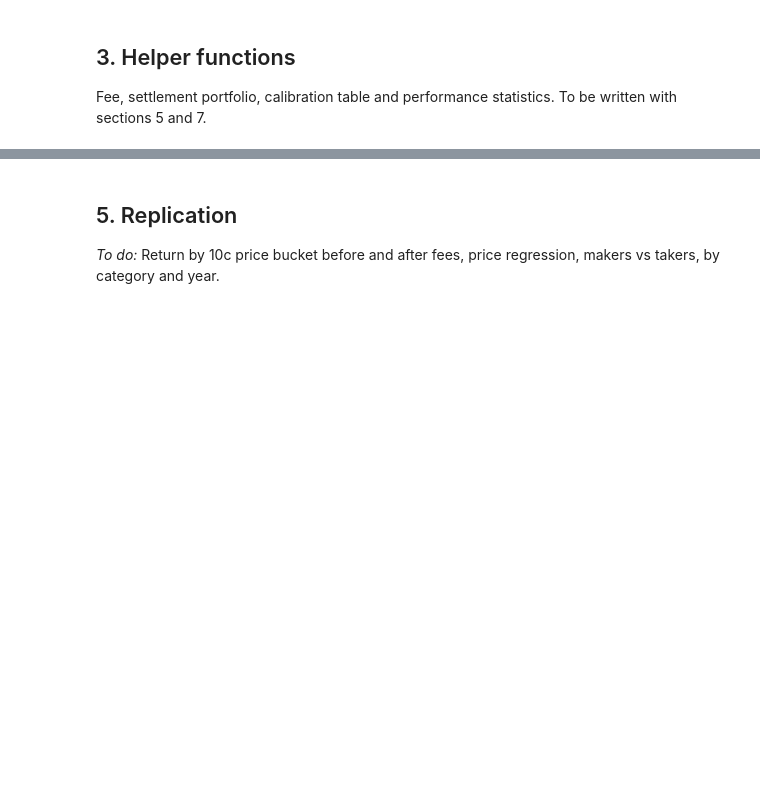
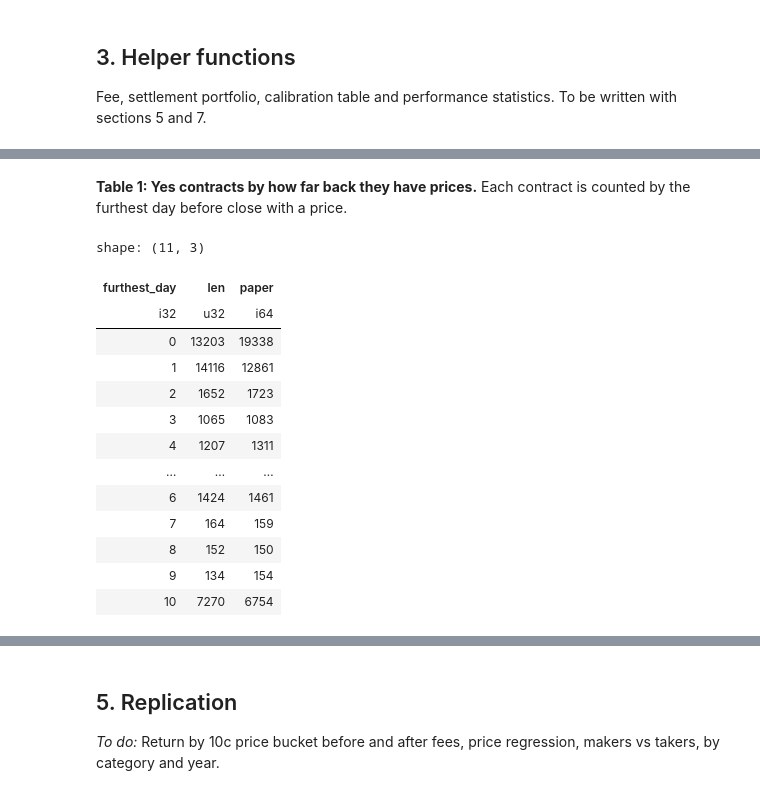
Before and after one commit to Shuhandler/kalshi-longshot-bias, a Jupyter notebook: kalshi_longshot.ipynb, the cells around one changed output, grey strips where cells are left out. Drawn from its saved outputs; the diff is of its cells as text; code cells hidden in the pictures; blank space fills up the shorter version.

```diff
--- a/kalshi_longshot.ipynb
+++ b/kalshi_longshot.ipynb
@@ -107,0 +232,20 @@ def taker_fee(price, contracts=1):
+# %%
+last_trade_time = trades.group_by("ticker").agg(pl.col("time").max().alias("last_time"))
+sweep_order = pl.when(pl.col("taker_side") == "yes").then(pl.col("yes_price")).otherwise(-pl.col("yes_price"))
+
+snapshot_times = (
+    last_trade_time
+    .join(pl.DataFrame({"days_before": list(range(11))}, schema={"days_before": pl.Int32}), how="cross")
+    .with_columns((pl.col("last_time") - pl.duration(days=1) * pl.col("days_before")).alias("snapshot_time"))
+    .sort("snapshot_time")
+)
+trades_in_order = trades.sort(pl.col("time"), sweep_order).select("ticker", "time", "yes_price")
+
+snapshots = (
+    snapshot_times
+    .join_asof(trades_in_order, left_on="snapshot_time", right_on="time", by="ticker", strategy="backward")
+    .filter(pl.col("time").is_not_null())                      # the contract had not traded yet
+    .select("ticker", "days_before", "time", "yes_price")
+    .join(sample.select("ticker", "event_ticker", "category", "result", "close"), on="ticker")
+    .sort("ticker", "days_before")
+)
@@ -107,0 +306,24 @@ def taker_fee(price, contracts=1):
+# %% [markdown]
+**Table 1: Yes contracts by how far back they have prices.** Each contract is counted by the furthest day before close with a price.
+# %%
+paper_table_1 = [19_338, 12_861, 1_723, 1_083, 1_311, 1_288, 1_461, 159, 150, 154, 6_754]
+
+(snapshots
+ .group_by("ticker").agg(pl.col("days_before").max().alias("furthest_day"))
+ .group_by("furthest_day").len().sort("furthest_day")
+ .with_columns(pl.Series("paper", paper_table_1)))
+# %% [output]
+shape: (11, 3)
+| furthest_day | len | paper |
+| i32 | u32 | i64 |
+| 0 | 13203 | 19338 |
+| 1 | 14116 | 12861 |
+| 2 | 1652 | 1723 |
+| 3 | 1065 | 1083 |
+| 4 | 1207 | 1311 |
+| … | … | … |
+| 6 | 1424 | 1461 |
+| 7 | 164 | 159 |
+| 8 | 152 | 150 |
+| 9 | 134 | 154 |
+| 10 | 7270 | 6754 |
```
Also changed, not shown: parts of 22 cells of this notebook, 2 other files.
